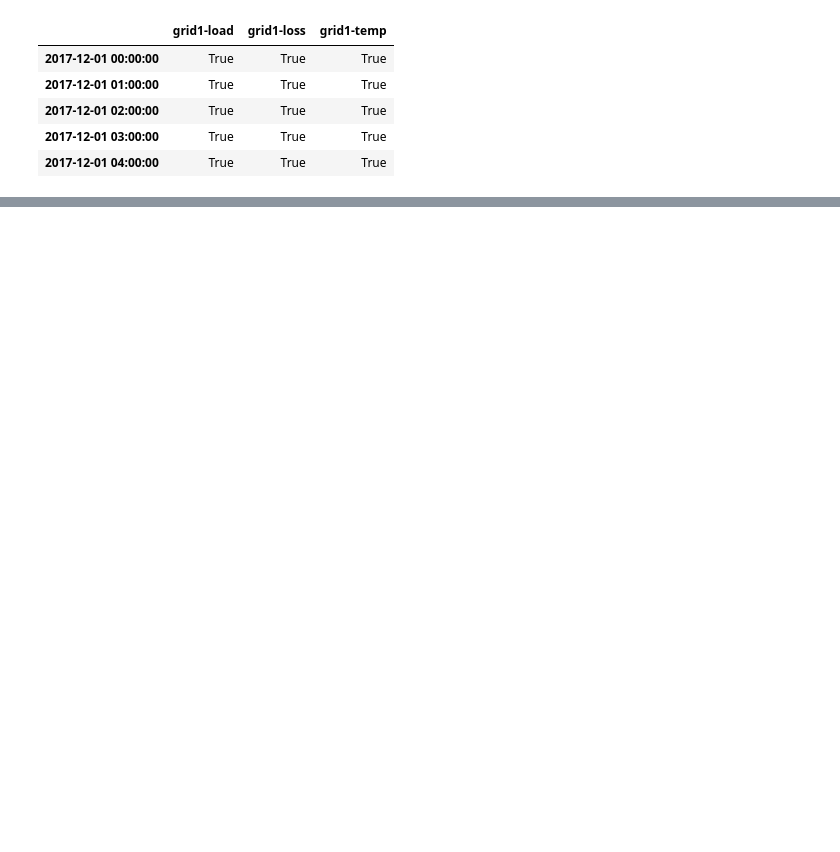
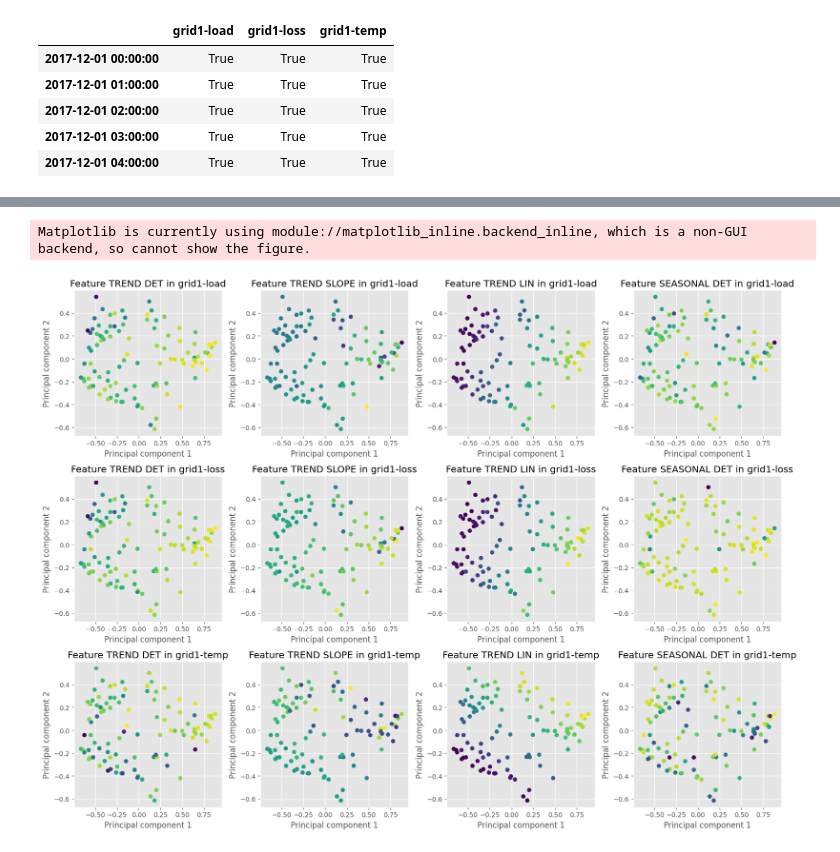
Before and after one commit to Mesterne/BEAST, a Jupyter notebook: notebooks/mts_pca.ipynb, the cells around one changed output, grey strips where cells are left out. Saved outputs shown, nothing was run; the diff lists cells and outputs as text; code cells hidden in the pictures; blank space fills up the shorter version.

```diff
--- a/notebooks/mts_pca.ipynb
+++ b/notebooks/mts_pca.ipynb
@@ -134,7 +136,7 @@ import plotly.graph_objects as go
 fig = px.scatter(mts_pca_df, x='pca1', y='pca2', hover_data=['index'])
 fig.show()
 # %%
-mts_index = 166
+mts_index = 24
 
 fig = make_subplots(rows=3, cols=1)
 
@@ -189,0 +211,23 @@ plt.show()
+# %%
+def plot_feature_gradient_color(pca_2d, features_reshape, uts_pca_list, is_mts=False):
+    feature_names = ["TREND DET", "TREND SLOPE", "TREND LIN", "SEASONAL DET"]
+    uts_names = ["grid1-load", "grid1-loss", "grid1-temp"]
+    num_features = len(feature_names)
+    num_ts = len(uts_names)
+    fig, axes = plt.subplots(nrows=num_ts, ncols=num_features, figsize=(num_features*4, num_ts*4))
+    for i in range(num_ts):
+        for j in range(num_features):
+            if is_mts:
+                axes[i, j].scatter(pca_2d[:, 0], pca_2d[:, 1], c=features_reshape[:,i*4+j])
+            else:
+                axes[i, j].scatter(uts_pca_list[i][:, 0], uts_pca_list[i][:, 1], c=features_reshape[:,i*4+j])
+            axes[i, j].set_xlabel('Principal component 1')
+            axes[i, j].set_ylabel('Principal component 2')
+            axes[i, j].set_title(f'Feature {feature_names[j]} in {uts_names[i]}')
+    fig.tight_layout()
+    fig.show()
+# %%
+plot_feature_gradient_color(mts_pca, mts_features_reshape, uts_pca_list, is_mts=True)
+# %% [output]
+Matplotlib is currently using module://matplotlib_inline.backend_inline, which is a non-GUI backend, so cannot show the figure.
+[figure, added]
```
Also changed, not shown: parts of 17 cells of this notebook.
